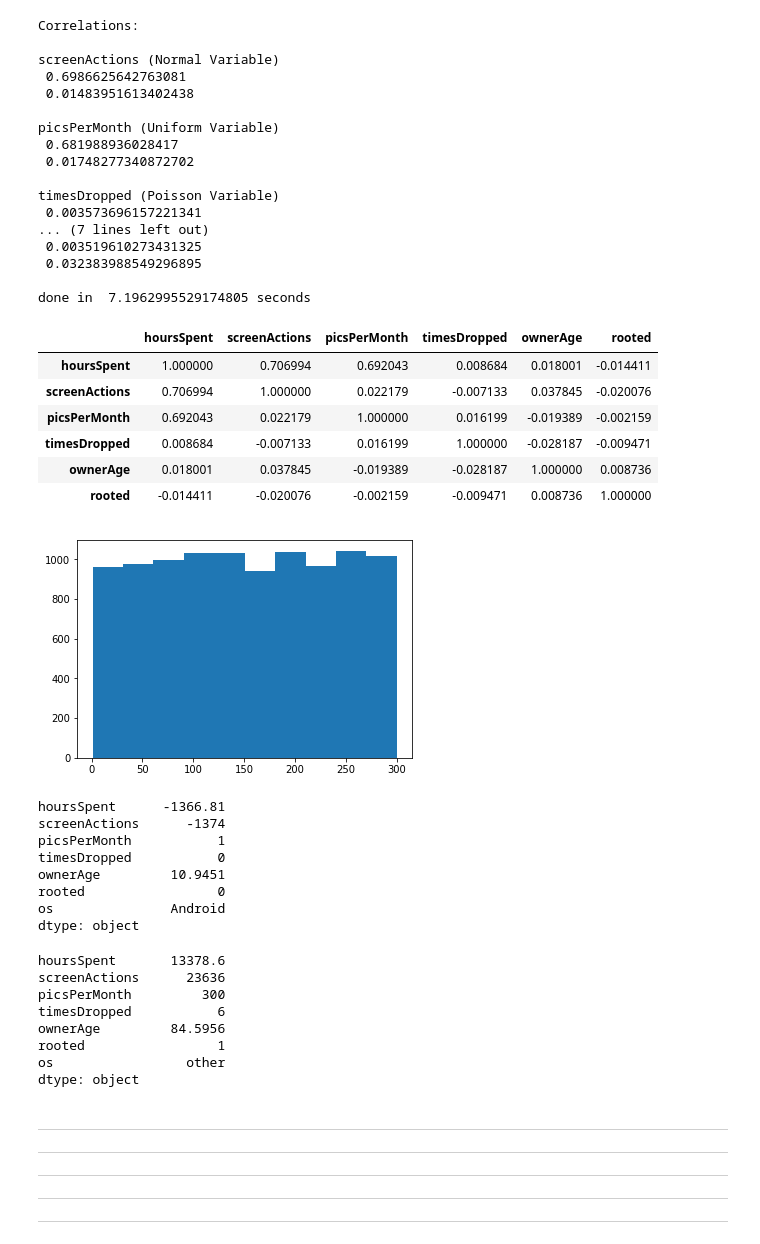
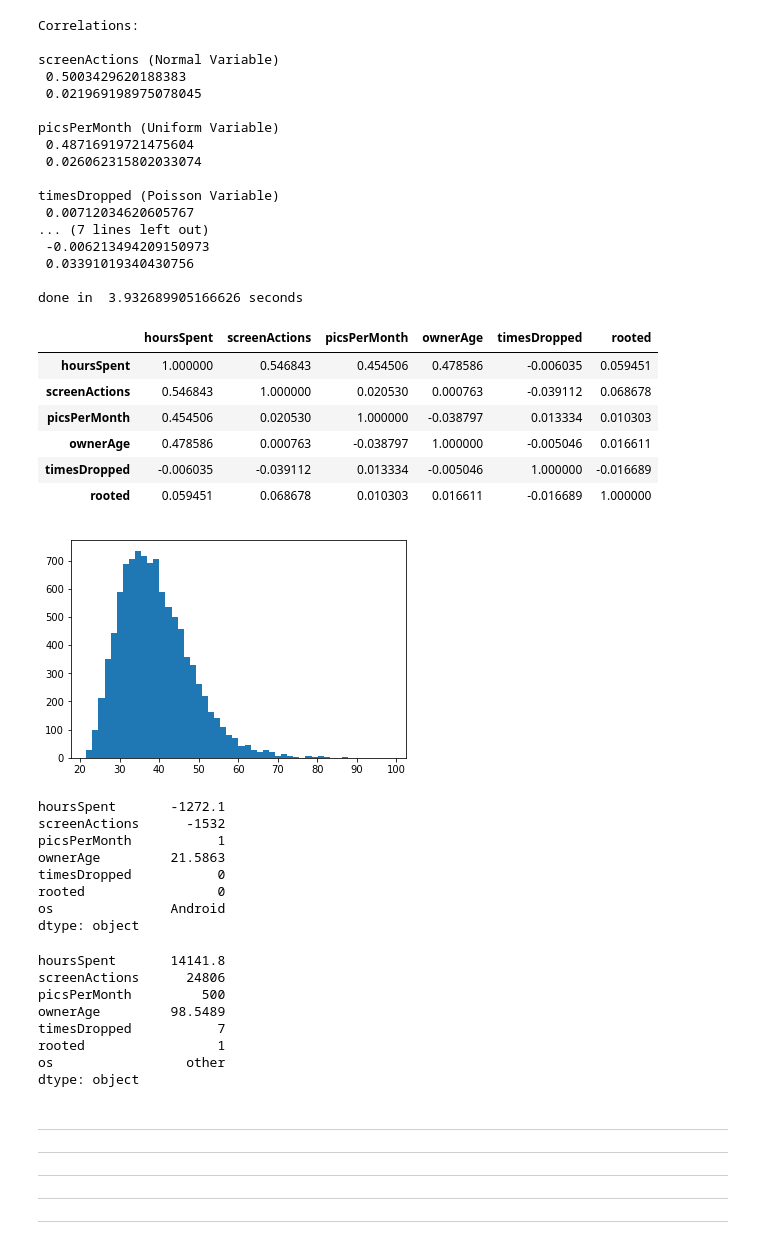
Before and after one commit to conditg/predicting-disruption, a Jupyter notebook: working-notebook.ipynb, the cells around one changed output. Cells and saved outputs as stored; diff of their text form; code cells hidden in the pictures.

Commit message:
3 types done

```diff
--- a/working-notebook.ipynb
+++ b/working-notebook.ipynb
@@ -17,14 +17,15 @@ class createSet(object): # Make this subclass pd dataframe? #https://stackoverfl
     extreme values in every column, or specify 'columns=[]' to get outliers in only some features.
     '''
 
-    def __init__(self,size=10000, targetskew=0, corr=0.7, multicol=0.0):
+    def __init__(self,size=10000, targetskew=0, corr=0.5, multicol=0.0):
         self.size = size
 
         #create a baseline dataset with the correlations we want. This creates a series
         #with mean zero and std=1 and the correlations specified by the covariance matrix (cov=)
-        mvnorm = stats.multivariate_normal(mean=[0, 0, 0], cov=[[1., corr, corr],
-                                                                [corr, 1., multicol],
-                                                                [corr, multicol, 1.]])
+        mvnorm = stats.multivariate_normal(mean=[0, 0, 0, 0], cov=[[1., corr, corr, corr],
+                                                                  [corr, 1., multicol, multicol],
+                                                                  [corr, multicol, 1., multicol],
+                                                                  [corr, multicol, multicol, 1.]])
         raw = mvnorm.rvs(self.size)
         #create the target variable with the specified targetskew
         targetMean = 6000
@@ -57,22 +58,21 @@ class createSet(object): # Make this subclass pd dataframe? #https://stackoverfl
         #This adds a uniformly distributed feature with the correlations specified by the 3rd column of (cov=)
         norm = stats.norm()
         uniformed = norm.cdf(raw[:,2])
-        df['picsPerMonth'] = uniformed*300 + (np.max(uniformed) - np.min(uniformed))
+        df['picsPerMonth'] = uniformed*500 + (np.max(uniformed) - np.min(uniformed))
         df['picsPerMonth'] = df['picsPerMonth'].astype('int')
-#         def unif(self, p):
-#             return np.random.choice(a=[np.random.uniform(high=150),np.random.uniform(low=150.1,high=300)], p=p)
-#         df['picsPerMonth'] = [unif(self,[(1-float(i/self.size)), float(i/self.size)]) for i in intendedSortOrder]
+
+        #This adds a dual-peak gamma distribution for owner age
+
+        gamma = stats.gamma(5)
+        gam_uni = norm.cdf(raw[:,3])
+        df['ownerAge'] = gamma.ppf(gam_uni)
+        df['ownerAge'] = df['ownerAge']*4 + (np.max(df.ownerAge) - np.min(df.ownerAge))
+
 
         #This adds a poisson distribution that's typically around .17 correlation
         df['timesDropped'] = [np.random.poisson(lam=1.5) if x > targetMean else
                               np.random.poisson(lam=1.0) for x in self.standardNormalTarget]
 
-        #This adds a dual-peak gamma distribution for owner age, typically around -.12 correlation
-        def gam(self, p):
-            return np.random.choice(a=[np.random.gamma(shape=25.0,scale=1),
-                          np.random.gamma(shape=25.0,scale=1.8)], p=p)
-        df['ownerAge'] = [gam(self,[.6,.4]) if x >targetMean else
-                          gam(self,[.4,.6]) for x in self.standardNormalTarget]
 
         #This adds a bernoulli distribution for whether the phone is rooted, typically around .06 correlation
         df['rooted'] = [np.random.binomial(1, .05) if x > targetMean*1.5 else
@@ -154,48 +154,48 @@ u.df.corr()
 Correlations:
 
 screenActions (Normal Variable)
- 0.6986625642763081
- 0.01483951613402438
+ 0.5003429620188383
+ 0.021969198975078045
 
 picsPerMonth (Uniform Variable)
- 0.681988936028417
- 0.01748277340872702
+ 0.48716919721475604
+ 0.026062315802033074
 
 timesDropped (Poisson Variable)
- 0.003573696157221341
+ 0.00712034620605767
 ... (7 lines left out)
- 0.003519610273431325
- 0.032383988549296895
+ -0.006213494209150973
+ 0.03391019340430756
 
-done in  7.1962995529174805 seconds
+done in  3.932689905166626 seconds
-|  | hoursSpent | screenActions | picsPerMonth | timesDropped | ownerAge | rooted |
-| hoursSpent | 1.000000 | 0.706994 | 0.692043 | 0.008684 | 0.018001 | -0.014411 |
-| screenActions | 0.706994 | 1.000000 | 0.022179 | -0.007133 | 0.037845 | -0.020076 |
-| picsPerMonth | 0.692043 | 0.022179 | 1.000000 | 0.016199 | -0.019389 | -0.002159 |
-| timesDropped | 0.008684 | -0.007133 | 0.016199 | 1.000000 | -0.028187 | -0.009471 |
-| ownerAge | 0.018001 | 0.037845 | -0.019389 | -0.028187 | 1.000000 | 0.008736 |
-| rooted | -0.014411 | -0.020076 | -0.002159 | -0.009471 | 0.008736 | 1.000000 |
+|  | hoursSpent | screenActions | picsPerMonth | ownerAge | timesDropped | rooted |
+| hoursSpent | 1.000000 | 0.546843 | 0.454506 | 0.478586 | -0.006035 | 0.059451 |
+| screenActions | 0.546843 | 1.000000 | 0.020530 | 0.000763 | -0.039112 | 0.068678 |
+| picsPerMonth | 0.454506 | 0.020530 | 1.000000 | -0.038797 | 0.013334 | 0.010303 |
+| ownerAge | 0.478586 | 0.000763 | -0.038797 | 1.000000 | -0.005046 | 0.016611 |
+| timesDropped | -0.006035 | -0.039112 | 0.013334 | -0.005046 | 1.000000 | -0.016689 |
+| rooted | 0.059451 | 0.068678 | 0.010303 | 0.016611 | -0.016689 | 1.000000 |
 # %%
 u = createSet(size=10000)
-plt.hist(u.df.picsPerMonth)
+plt.hist(u.df.ownerAge, bins=50)
 plt.show()
 display(u.df.min())
 display(u.df.max())
 # %% [output]
-[figure, old version]
+[figure, new version]
-hoursSpent      -1366.81
-screenActions      -1374
+hoursSpent       -1272.1
+screenActions      -1532
 picsPerMonth           1
+ownerAge         21.5863
 timesDropped           0
-ownerAge         10.9451
 rooted                 0
 os               Android
 dtype: object
-hoursSpent       13378.6
-screenActions      23636
-picsPerMonth         300
-timesDropped           6
-ownerAge         84.5956
+hoursSpent       14141.8
+screenActions      24806
+picsPerMonth         500
+ownerAge         98.5489
+timesDropped           7
 rooted                 1
 os                 other
 dtype: object
```
Also changed, not shown: parts of 32 cells of this notebook.
